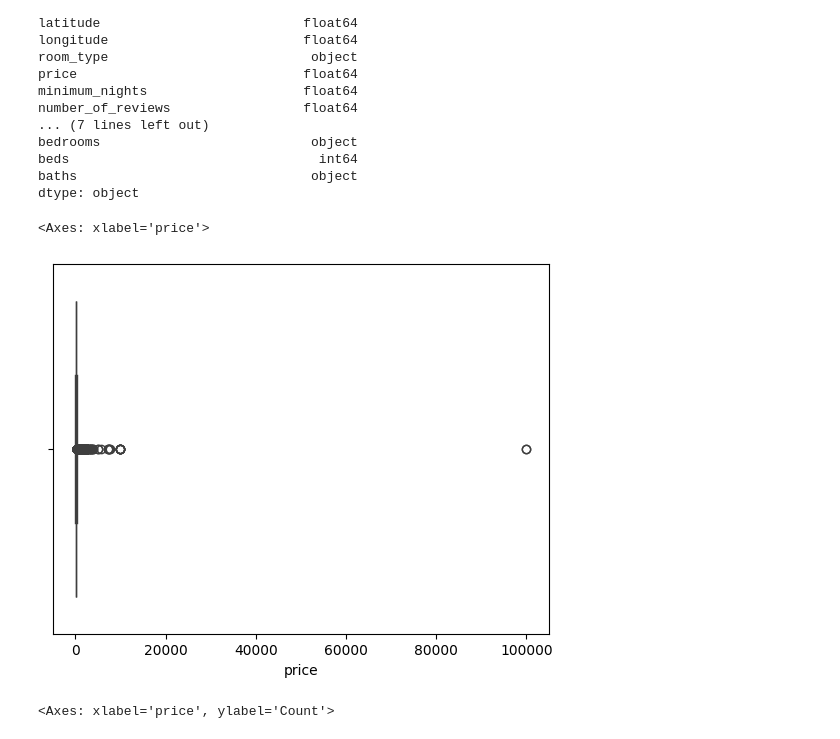
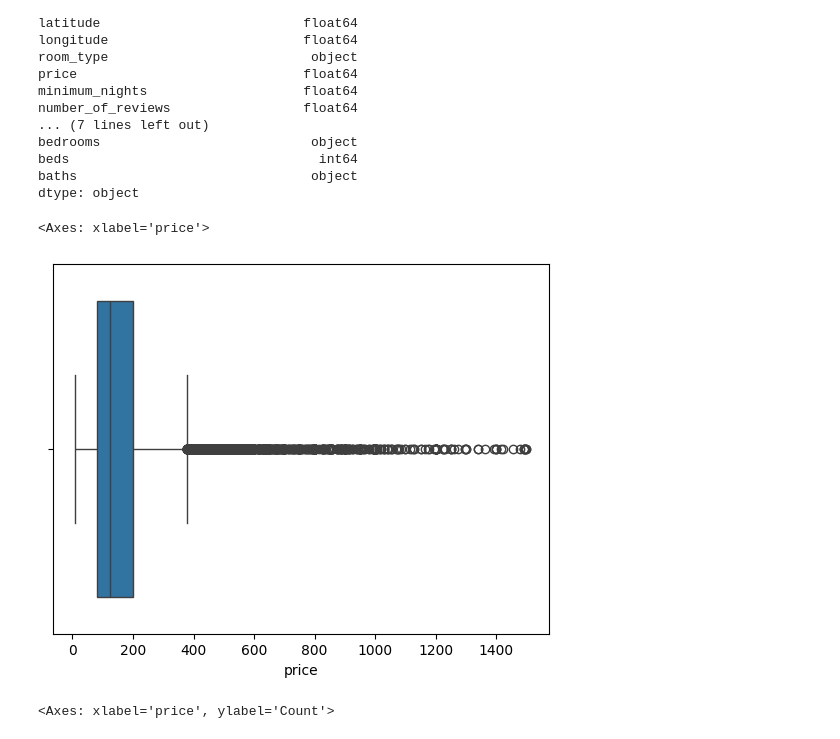
Before and after one commit to Vanshaj14Mohan/Airbnb-NYC-Project, a Jupyter notebook: Files/main.ipynb, the cells around one changed output. Saved outputs shown, nothing was run; the diff lists cells and outputs as text; code cells hidden in the pictures.

```diff
--- a/Files/main.ipynb
+++ b/Files/main.ipynb
@@ -202,10 +202,13 @@ baths                              object
 dtype: object
 # %%
 #Identifying the outliers first
+
+df =df[df["price"] < 1500]
+
 sns.boxplot(data=df, x="price")
 # %% [output]
 <Axes: xlabel='price'>
-[figure, old version]
+[figure, new version]
 # %%
 #Data Analysis
 
```
